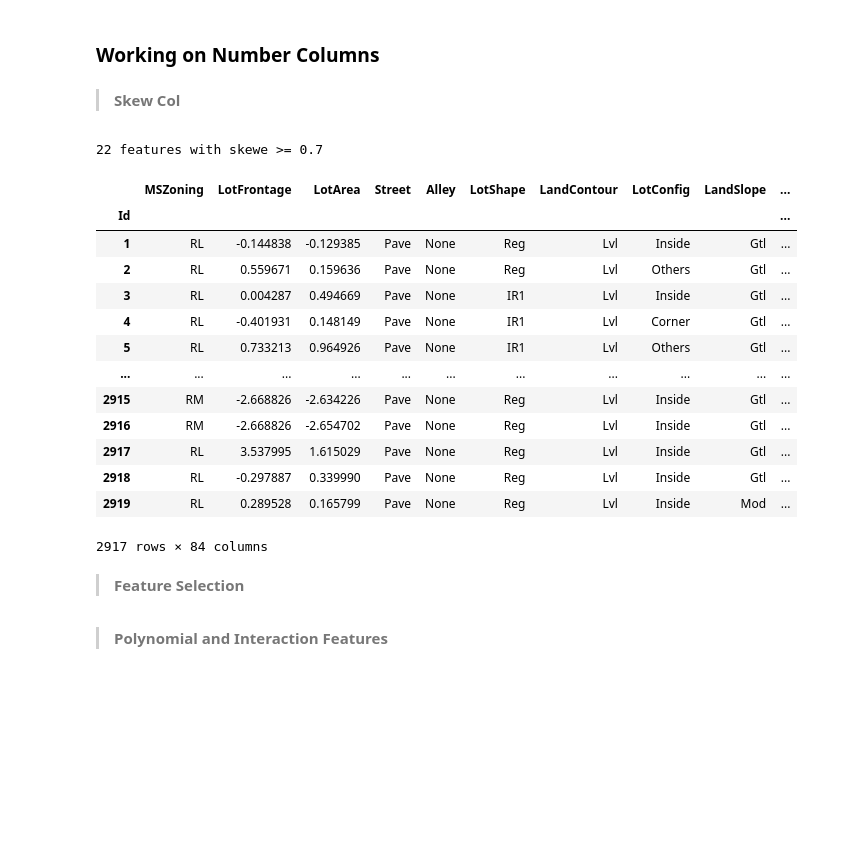
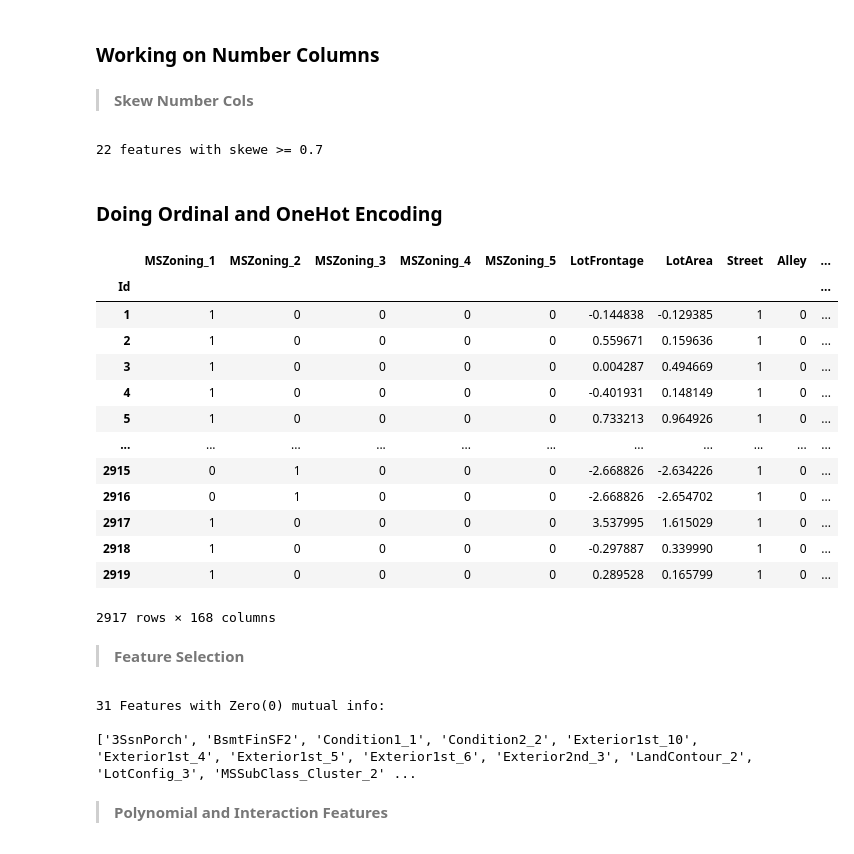
Before and after one commit to antirrabia/Data-Mining, a Jupyter notebook: notebooks/HousePrices(Final).ipynb, the cells around one changed output. Cells and saved outputs as stored; diff of their text form; code cells hidden in the pictures; blank space fills up the shorter version.

```diff
--- a/notebooks/HousePrices(Final).ipynb
+++ b/notebooks/HousePrices(Final).ipynb
@@ -603,6 +607,9 @@ def feature_selection(X, y, verbose=False, sorted_features=False):
 ### Fix skewed columns
 # %%
 def fix_skew_cols(df, cols, treshold=0.7):
+    '''
+    this function scals and fix the skewed columns
+    '''
 
     skewed = all_d[cols].skew()
 
@@ -700,23 +720,10 @@ all_d.columns.to_list()
 # %% [markdown]
 ### Working on Number Columns
 # %% [markdown]
-> **Skew Col**
+> **Skew Number Cols**
 # %%
-temp = fix_skew_cols(all_d.copy(), numbers_col) # this function keeps the index
-temp
+all_d = fix_skew_cols(all_d.copy(), numbers_col) # this function keeps the index
 # %% [output]
 22 features with skewe >= 0.7
-|  | MSZoning | LotFrontage | LotArea | Street | Alley | LotShape | LandContour | LotConfig | LandSlope | ... |
-| Id |  |  |  |  |  |  |  |  |  | ... |
-| 1 | RL | -0.144838 | -0.129385 | Pave | None | Reg | Lvl | Inside | Gtl | ... |
-| 2 | RL | 0.559671 | 0.159636 | Pave | None | Reg | Lvl | Others | Gtl | ... |
-| 3 | RL | 0.004287 | 0.494669 | Pave | None | IR1 | Lvl | Inside | Gtl | ... |
-| 4 | RL | -0.401931 | 0.148149 | Pave | None | IR1 | Lvl | Corner | Gtl | ... |
-| 5 | RL | 0.733213 | 0.964926 | Pave | None | IR1 | Lvl | Others | Gtl | ... |
-| ... | ... | ... | ... | ... | ... | ... | ... | ... | ... | ... |
-| 2915 | RM | -2.668826 | -2.634226 | Pave | None | Reg | Lvl | Inside | Gtl | ... |
-| 2916 | RM | -2.668826 | -2.654702 | Pave | None | Reg | Lvl | Inside | Gtl | ... |
-| 2917 | RL | 3.537995 | 1.615029 | Pave | None | Reg | Lvl | Inside | Gtl | ... |
-| 2918 | RL | -0.297887 | 0.339990 | Pave | None | Reg | Lvl | Inside | Gtl | ... |
-| 2919 | RL | 0.289528 | 0.165799 | Pave | None | Reg | Lvl | Inside | Mod | ... |
-2917 rows × 84 columns
+# %% [markdown]
+### Doing Ordinal and OneHot Encoding
@@ -723,3 +733,20 @@ temp
+# %%
+all_d
+# %% [output]
+|  | MSZoning_1 | MSZoning_2 | MSZoning_3 | MSZoning_4 | MSZoning_5 | LotFrontage | LotArea | Street | Alley | ... |
+| Id |  |  |  |  |  |  |  |  |  | ... |
+| 1 | 1 | 0 | 0 | 0 | 0 | -0.144838 | -0.129385 | 1 | 0 | ... |
+| 2 | 1 | 0 | 0 | 0 | 0 | 0.559671 | 0.159636 | 1 | 0 | ... |
+| 3 | 1 | 0 | 0 | 0 | 0 | 0.004287 | 0.494669 | 1 | 0 | ... |
+| 4 | 1 | 0 | 0 | 0 | 0 | -0.401931 | 0.148149 | 1 | 0 | ... |
+| 5 | 1 | 0 | 0 | 0 | 0 | 0.733213 | 0.964926 | 1 | 0 | ... |
+| ... | ... | ... | ... | ... | ... | ... | ... | ... | ... | ... |
+| 2915 | 0 | 1 | 0 | 0 | 0 | -2.668826 | -2.634226 | 1 | 0 | ... |
+| 2916 | 0 | 1 | 0 | 0 | 0 | -2.668826 | -2.654702 | 1 | 0 | ... |
+| 2917 | 1 | 0 | 0 | 0 | 0 | 3.537995 | 1.615029 | 1 | 0 | ... |
+| 2918 | 1 | 0 | 0 | 0 | 0 | -0.297887 | 0.339990 | 1 | 0 | ... |
+| 2919 | 1 | 0 | 0 | 0 | 0 | 0.289528 | 0.165799 | 1 | 0 | ... |
+2917 rows × 168 columns
 # %% [markdown]
 > **Feature Selection**
 # %%
@@ -727,5 +755,12 @@ d_tr = all_d[ all_d['Training']].copy()
 # %%
-to_drop, mutual_info_df = feature_selection(d_tr.drop(columns='SalePrice').copy(), d_tr['SalePrice'].copy(), verbose=True, sorted_features=True)
+# we will get the features that has 0 mutual information with 'y'
+# and a df with **ALL the features** with their mutual info value
+# from it we can get the top ones, to do polynomial interaction
+to_drop, mutual_info_df = feature_selection( d_tr.drop(columns='SalePrice').copy(), d_tr['SalePrice'].copy(), verbose=True, sorted_features=True)
+# %% [output]
+31 Features with Zero(0) mutual info:
+
+['3SsnPorch', 'BsmtFinSF2', 'Condition1_1', 'Condition2_2', 'Exterior1st_10', 'Exterior1st_4', 'Exterior1st_5', 'Exterior1st_6', 'Exterior2nd_3', 'LandContour_2', 'LotConfig_3', 'MSSubClass_Cluster_2' ...
 # %%
 all_d.shape
 # %%
```
Also changed, not shown: parts of 31 cells of this notebook.
